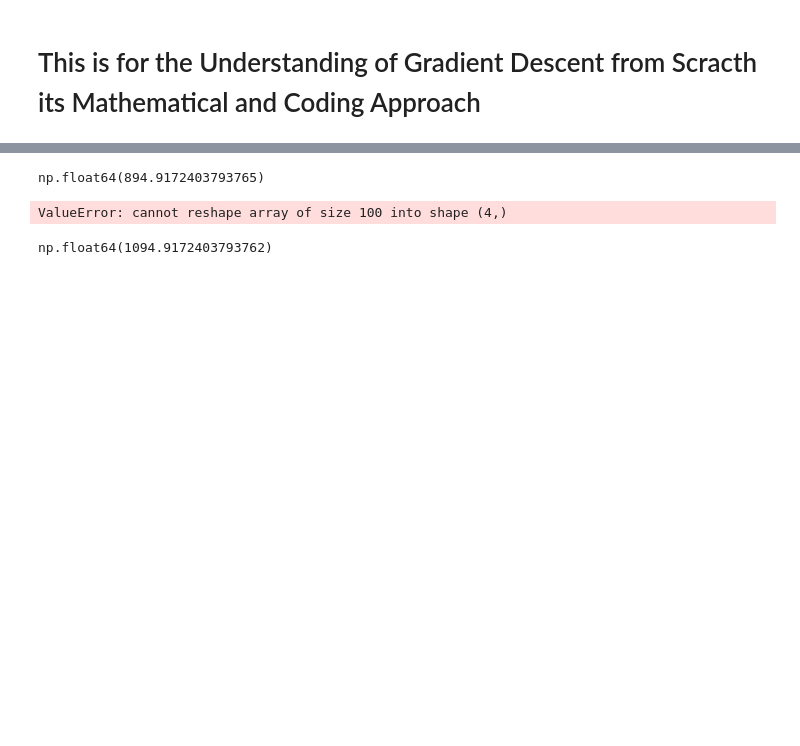
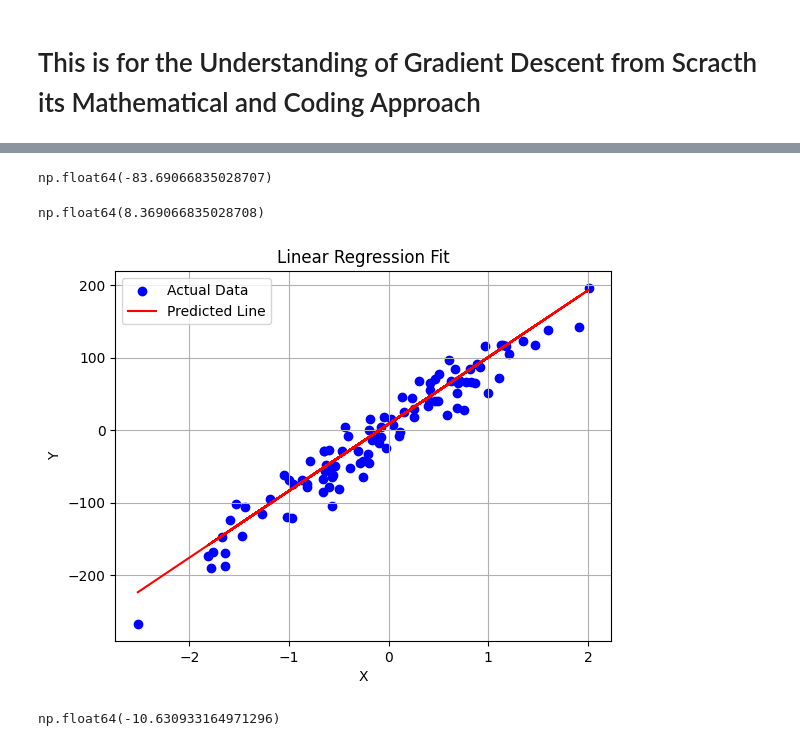
Before and after one commit to Tehman700/Machine_Learning_Practice_Summer_2025, a Jupyter notebook: Jupyter Notebooks VScode/gradient_descent_scratch.ipynb, the cells around one changed output, grey strips where cells are left out. Cells and saved outputs as stored; diff of their text form; code cells hidden in the pictures; blank space fills up the shorter version.

```diff
--- a/Jupyter Notebooks VScode/gradient_descent_scratch.ipynb
+++ b/Jupyter Notebooks VScode/gradient_descent_scratch.ipynb
@@ -25,23 +25,37 @@ array([98.30716883])
 # Lets say b = 0
 b = 0
 learning_rate = 0.1
-m = f.coef_
+m = round(float(f.coef_), 2)
 
-slope = -2 * np.sum(Y - m*X.ravel() - b)
+
+slope = -2 * np.sum(Y - m * X.ravel() - b)
 slope
 # %% [output]
-np.float64(894.9172403793765)
+np.float64(-83.69066835028707)
 # %%
 b = b - (learning_rate * slope)
 b
-
-y_pred = ((m * X) + b).reshape(4)
-plt.scatter(X,Y)
 # %% [output]
-ValueError: cannot reshape array of size 100 into shape (4,)
+np.float64(8.369066835028708)
+# %%
+y_pred = ((m * X) + b)
+# Plot
+plt.scatter(X, Y, color='blue', label='Actual Data')
+plt.plot(X, y_pred, color='red', label='Predicted Line')
+plt.xlabel('X')
+plt.ylabel('Y')
+plt.title('Linear Regression Fit')
+plt.legend()
+plt.grid(True)
+plt.show()
+# %% [output]
+[figure, added]
 # %%
 b = 1
 slope = -2 * np.sum(Y - m*X.ravel() - b)
 slope
+
+b = b - (learning_rate * slope)
+b
 # %% [output]
-np.float64(1094.9172403793762)
+np.float64(-10.630933164971296)
```
Also changed, not shown: parts of 12 cells of this notebook.
